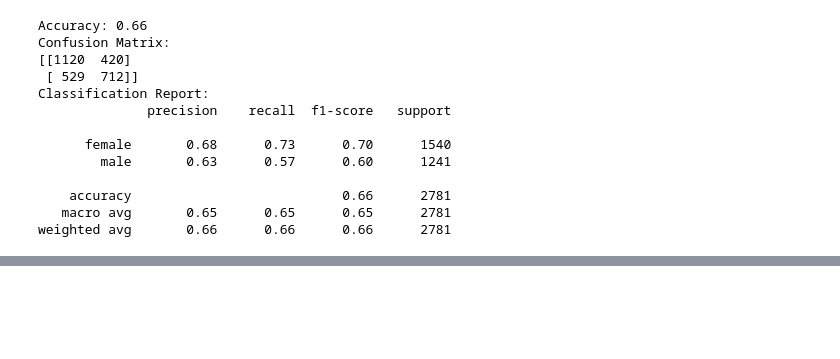
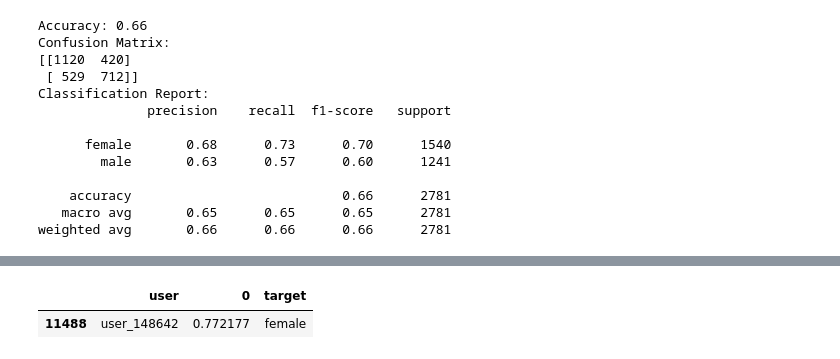
Before and after one commit to loseff-n/flocktory, a Jupyter notebook: id_replace.ipynb, the cells around one changed output, grey strips where cells are left out. Drawn from its saved outputs; the diff is of its cells as text; code cells hidden in the pictures; blank space fills up the shorter version.

```diff
--- a/id_replace.ipynb
+++ b/id_replace.ipynb
@@ -246,0 +681,6 @@ weighted avg       0.66      0.66      0.66      2781
+# %%
+replaced_accepted_n_clicks_df = replace_site_id(accepted_n_clicks)
+replaced_accepted_n_clicks_df.sample()
+# %% [output]
+|  | user | 0 | target |
+| 11488 | user_148642 | 0.772177 | female |
```
Also changed, not shown: parts of 55 cells of this notebook, 1 other file.
